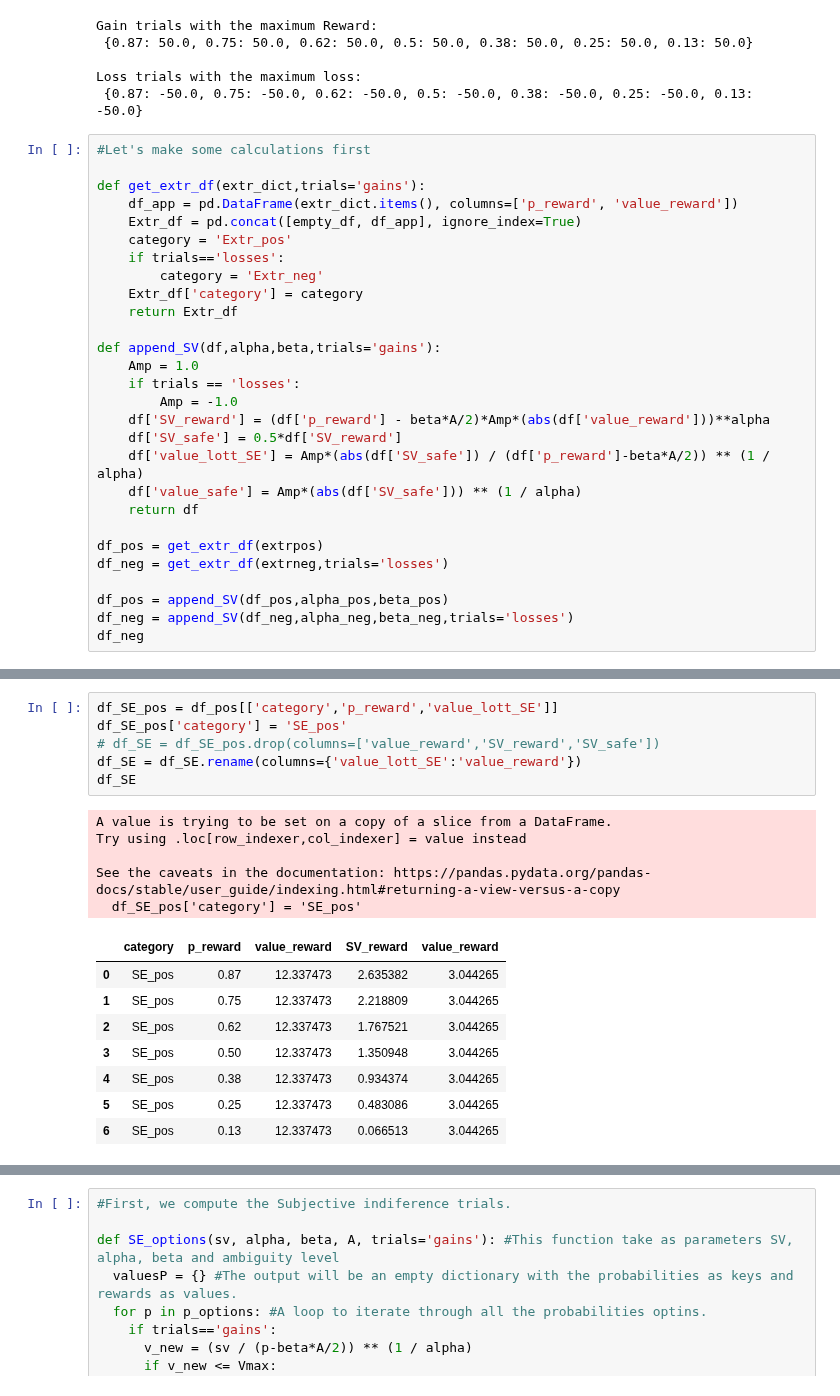
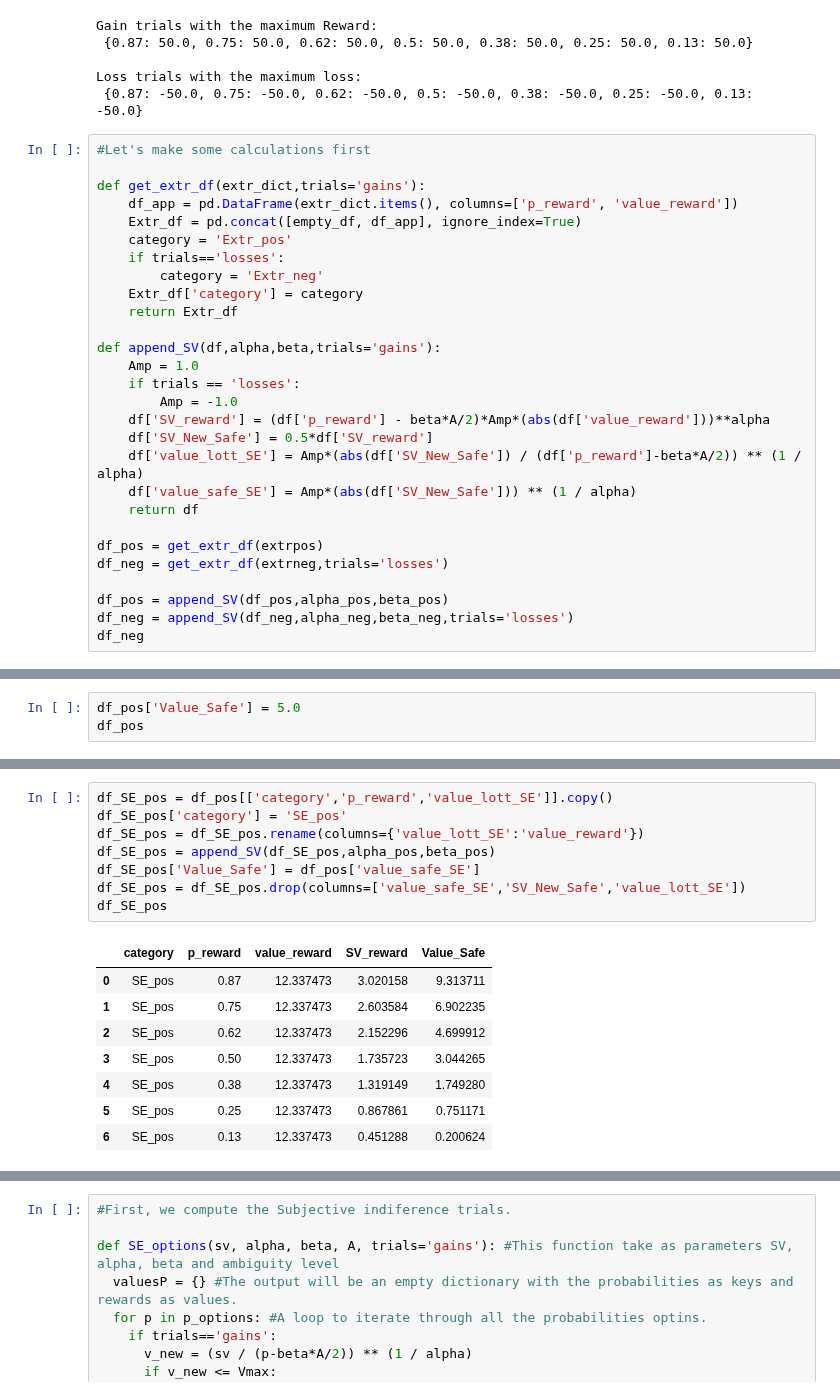
Before and after one commit to CDN-Lab/Adaptive_Choicesets, a Jupyter notebook: symmetrical_choice_set.ipynb, the cells around one changed output, grey strips where cells are left out. Saved outputs shown, nothing was run; the diff lists cells and outputs as text.

Commit message:
Created choice set wit ExtrPos trials= those that pay 50 dollars. And SE_pos trials= those whose SV_reward is half of that for SV_max and whos Value_safe is calculated to produce that SV

```diff
--- a/symmetrical_choice_set.ipynb
+++ b/symmetrical_choice_set.ipynb
@@ -162,9 +162,9 @@ def append_SV(df,alpha,beta,trials='gains'):
     if trials == 'losses':
         Amp = -1.0
     df['SV_reward'] = (df['p_reward'] - beta*A/2)*Amp*(abs(df['value_reward']))**alpha
-    df['SV_safe'] = 0.5*df['SV_reward']
-    df['value_lott_SE'] = Amp*(abs(df['SV_safe']) / (df['p_reward']-beta*A/2)) ** (1 / alpha)
-    df['value_safe'] = Amp*(abs(df['SV_safe'])) ** (1 / alpha)
+    df['SV_New_Safe'] = 0.5*df['SV_reward']
+    df['value_lott_SE'] = Amp*(abs(df['SV_New_Safe']) / (df['p_reward']-beta*A/2)) ** (1 / alpha)
+    df['value_safe_SE'] = Amp*(abs(df['SV_New_Safe'])) ** (1 / alpha)
     return df
 
 df_pos = get_extr_df(extrpos)
@@ -195,0 +185,3 @@ df_pos
+# %%
+df_pos['Value_Safe'] = 5.0
+df_pos
@@ -196,22 +197,19 @@ df_pos
 # %%
-df_SE_pos = df_pos[['category','p_reward','value_lott_SE']]
+df_SE_pos = df_pos[['category','p_reward','value_lott_SE']].copy()
 df_SE_pos['category'] = 'SE_pos'
-# df_SE = df_SE_pos.drop(columns=['value_reward','SV_reward','SV_safe'])
-df_SE = df_SE.rename(columns={'value_lott_SE':'value_reward'})
-df_SE
+df_SE_pos = df_SE_pos.rename(columns={'value_lott_SE':'value_reward'})
+df_SE_pos = append_SV(df_SE_pos,alpha_pos,beta_pos)
+df_SE_pos['Value_Safe'] = df_pos['value_safe_SE']
+df_SE_pos = df_SE_pos.drop(columns=['value_safe_SE','SV_New_Safe','value_lott_SE'])
+df_SE_pos
 # %% [output]
-A value is trying to be set on a copy of a slice from a DataFrame.
-Try using .loc[row_indexer,col_indexer] = value instead
-
-See the caveats in the documentation: https://pandas.pydata.org/pandas-docs/stable/user_guide/indexing.html#returning-a-view-versus-a-copy
-  df_SE_pos['category'] = 'SE_pos'
-|  | category | p_reward | value_reward | SV_reward | value_reward |
-| 0 | SE_pos | 0.87 | 12.337473 | 2.635382 | 3.044265 |
-| 1 | SE_pos | 0.75 | 12.337473 | 2.218809 | 3.044265 |
-| 2 | SE_pos | 0.62 | 12.337473 | 1.767521 | 3.044265 |
-| 3 | SE_pos | 0.50 | 12.337473 | 1.350948 | 3.044265 |
-| 4 | SE_pos | 0.38 | 12.337473 | 0.934374 | 3.044265 |
-| 5 | SE_pos | 0.25 | 12.337473 | 0.483086 | 3.044265 |
-| 6 | SE_pos | 0.13 | 12.337473 | 0.066513 | 3.044265 |
+|  | category | p_reward | value_reward | SV_reward | Value_Safe |
+| 0 | SE_pos | 0.87 | 12.337473 | 3.020158 | 9.313711 |
+| 1 | SE_pos | 0.75 | 12.337473 | 2.603584 | 6.902235 |
+| 2 | SE_pos | 0.62 | 12.337473 | 2.152296 | 4.699912 |
+| 3 | SE_pos | 0.50 | 12.337473 | 1.735723 | 3.044265 |
+| 4 | SE_pos | 0.38 | 12.337473 | 1.319149 | 1.749280 |
+| 5 | SE_pos | 0.25 | 12.337473 | 0.867861 | 0.751171 |
+| 6 | SE_pos | 0.13 | 12.337473 | 0.451288 | 0.200624 |
 # %%
 
```
Also changed, not shown: parts of 11 cells of this notebook.
